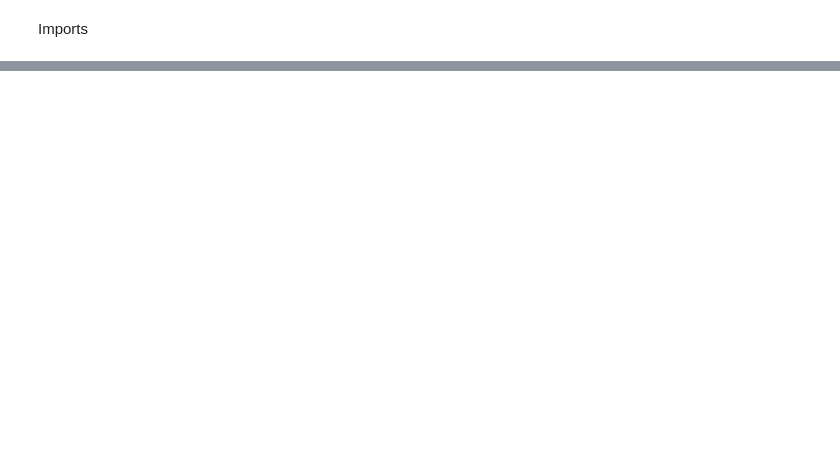
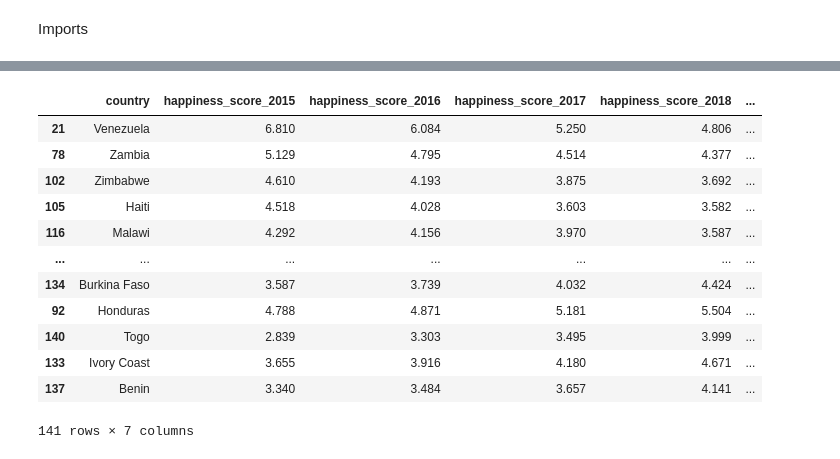
Before and after one commit to crismassaneiro/world-happiness-report, a Jupyter notebook: analisys.ipynb, the cells around one changed output, grey strips where cells are left out. Saved outputs shown, nothing was run; the diff lists cells and outputs as text; code cells hidden in the pictures; blank space fills up the shorter version.

```diff
--- a/analisys.ipynb
+++ b/analisys.ipynb
@@ -345,0 +125,16 @@ all_datasets.describe().reset_index().to_csv('./toicinhasexy.csv')
+# %%
+df_graph2
+# %% [output]
+|  | country | happiness_score_2015 | happiness_score_2016 | happiness_score_2017 | happiness_score_2018 | ... |
+| 21 | Venezuela | 6.810 | 6.084 | 5.250 | 4.806 | ... |
+| 78 | Zambia | 5.129 | 4.795 | 4.514 | 4.377 | ... |
+| 102 | Zimbabwe | 4.610 | 4.193 | 3.875 | 3.692 | ... |
+| 105 | Haiti | 4.518 | 4.028 | 3.603 | 3.582 | ... |
+| 116 | Malawi | 4.292 | 4.156 | 3.970 | 3.587 | ... |
+| ... | ... | ... | ... | ... | ... | ... |
+| 134 | Burkina Faso | 3.587 | 3.739 | 4.032 | 4.424 | ... |
+| 92 | Honduras | 4.788 | 4.871 | 5.181 | 5.504 | ... |
+| 140 | Togo | 2.839 | 3.303 | 3.495 | 3.999 | ... |
+| 133 | Ivory Coast | 3.655 | 3.916 | 4.180 | 4.671 | ... |
+| 137 | Benin | 3.340 | 3.484 | 3.657 | 4.141 | ... |
+141 rows × 7 columns
```
Also changed, not shown: parts of 64 cells of this notebook, 2 other files.
